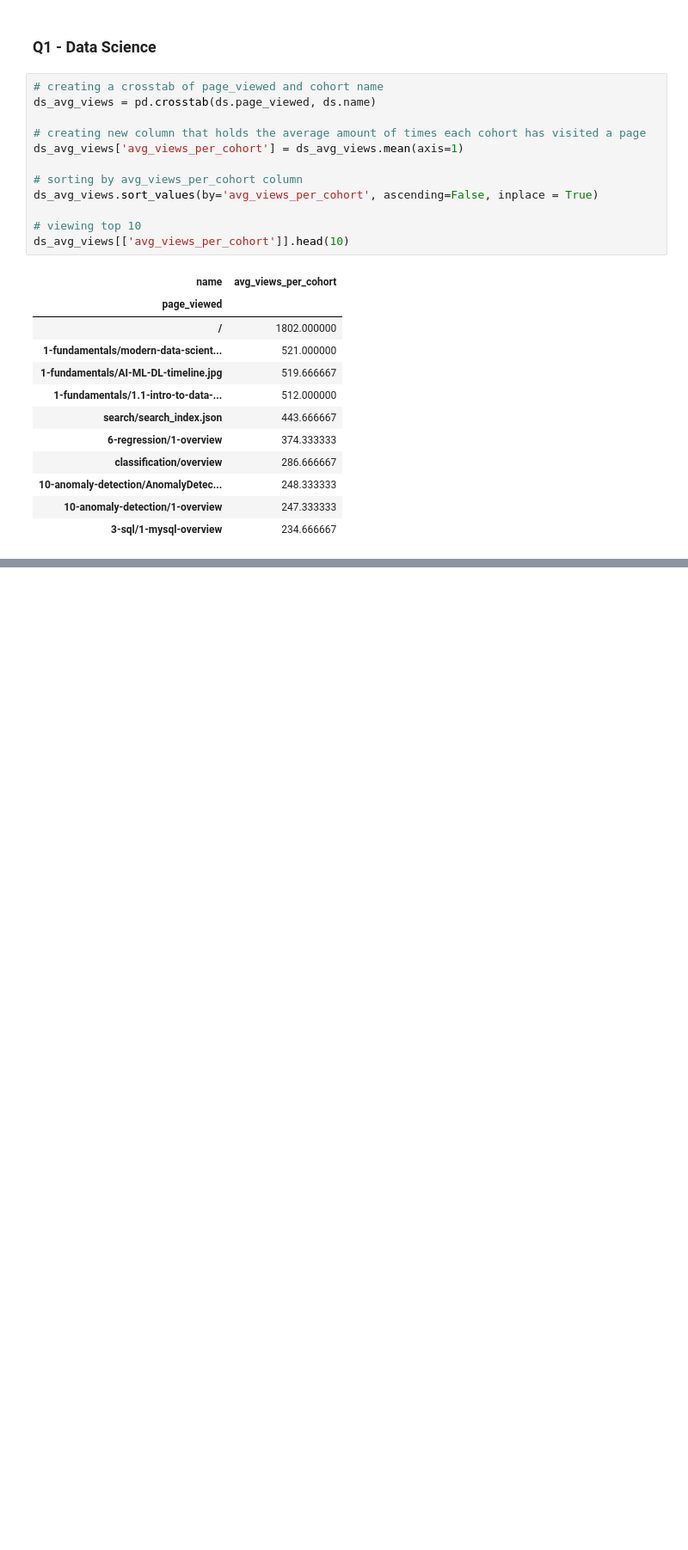
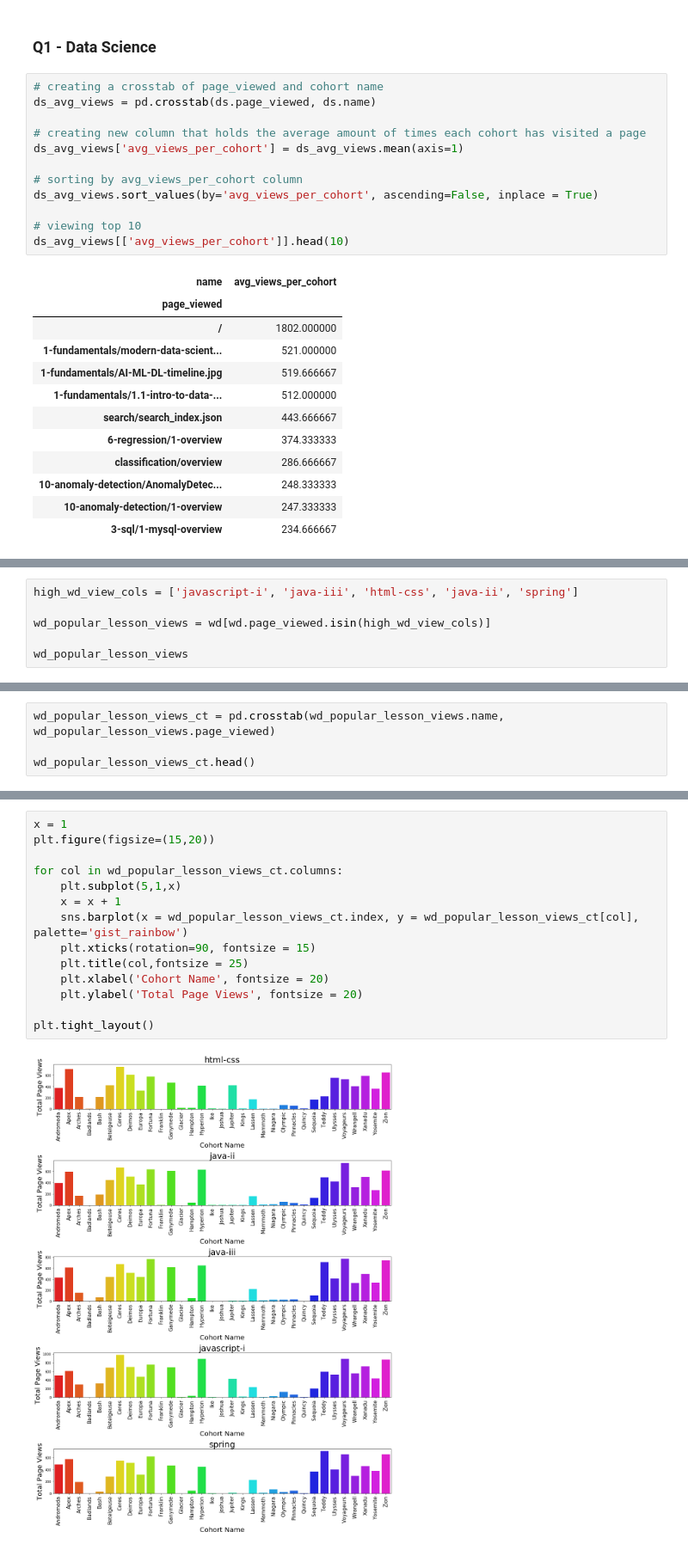
Before and after one commit to SamuelD-Data/anomaly-detection-project, a Jupyter notebook: anomaly_detection_project_notebook.ipynb, the cells around one changed output, grey strips where cells are left out. Shown at 86% size. Drawn from its saved outputs; the diff is of its cells as text; blank space fills up the shorter version.

```diff
--- a/anomaly_detection_project_notebook.ipynb
+++ b/anomaly_detection_project_notebook.ipynb
@@ -247,0 +286,6 @@ Note: The top page, " / ", was not counted since it's not a lesson.
+# %%
+high_wd_view_cols = ['javascript-i', 'java-iii', 'html-css', 'java-ii', 'spring']
+
+wd_popular_lesson_views = wd[wd.page_viewed.isin(high_wd_view_cols)]
+
+wd_popular_lesson_views
@@ -247,0 +307,4 @@ Note: The top page, " / ", was not counted since it's not a lesson.
+# %%
+wd_popular_lesson_views_ct = pd.crosstab(wd_popular_lesson_views.name, wd_popular_lesson_views.page_viewed)
+
+wd_popular_lesson_views_ct.head()
@@ -247,0 +319,16 @@ Note: The top page, " / ", was not counted since it's not a lesson.
+# %%
+x = 1
+plt.figure(figsize=(15,20))
+
+for col in wd_popular_lesson_views_ct.columns:
+    plt.subplot(5,1,x)
+    x = x + 1
+    sns.barplot(x = wd_popular_lesson_views_ct.index, y = wd_popular_lesson_views_ct[col], palette='gist_rainbow')
+    plt.xticks(rotation=90, fontsize = 15)
+    plt.title(col,fontsize = 25)
+    plt.xlabel('Cohort Name', fontsize = 20)
+    plt.ylabel('Total Page Views', fontsize = 20)
+
+plt.tight_layout()
+# %% [output]
+[figure, added]
```
Also changed, not shown: parts of 21 cells of this notebook.
